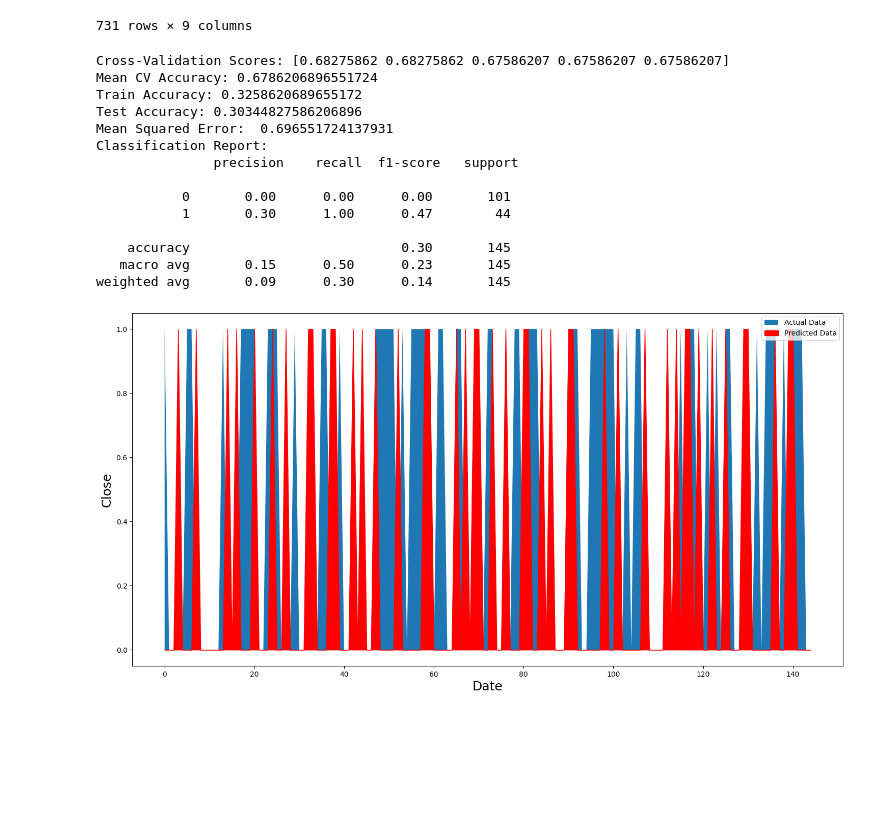
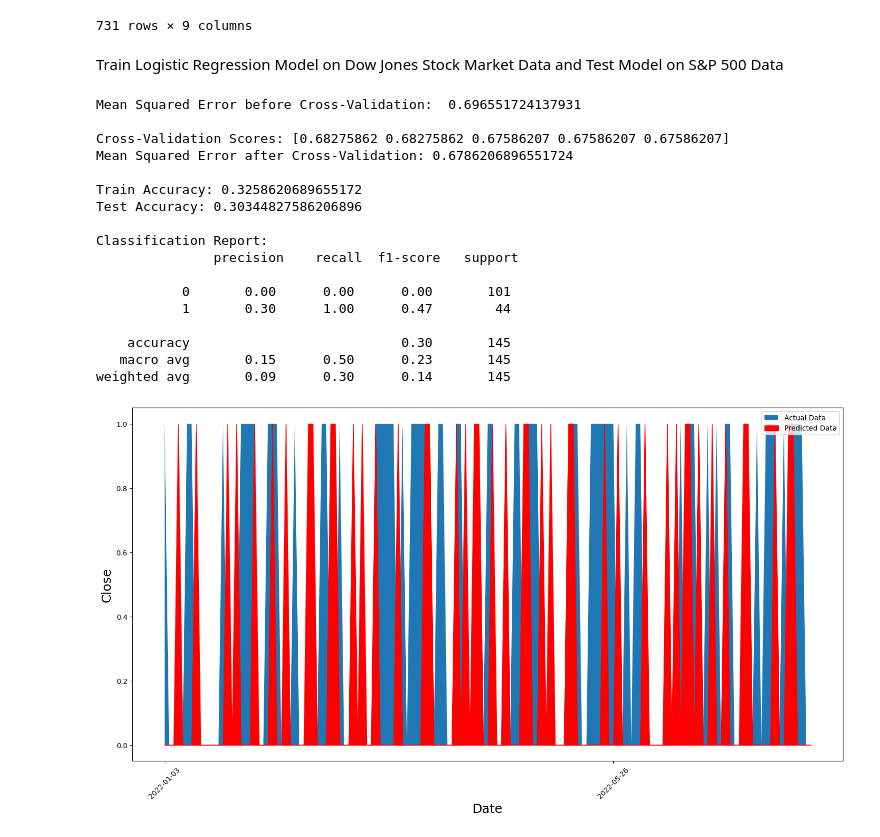
Before and after one commit to code4ry/FinRL-RegressionModels, a Jupyter notebook: Learning Models/Logistic Regression/logisticRegression/logisticModel.ipynb, the cells around one changed output. Drawn from its saved outputs; the diff is of its cells as text; code cells hidden in the pictures; blank space fills up the shorter version.

Commit message:
Finalized model

```diff
--- a/Learning Models/Logistic Regression/logisticRegression/logisticModel.ipynb
+++ b/Learning Models/Logistic Regression/logisticRegression/logisticModel.ipynb
@@ -119,6 +125,8 @@ sp_500
 | 729 | 2023-12-31 | 72.239998 | 72.239998 | 72.239998 | 72.239998 | 72.239998 | 50 | 72.239998 | 0 |
 | 730 | 2024-01-01 | 72.239998 | 72.239998 | 72.239998 | 72.239998 | 72.239998 | 50 | NaN | 0 |
 731 rows × 9 columns
+# %% [markdown]
+Train Logistic Regression Model on Dow Jones Stock Market Data and Test Model on S&P 500 Data
 # %%
 # Create a DataFrame with the original time series and the binary target variable
 df = pd.DataFrame({"Close": stock_data["Close"], "Target": stock_data["Target"]})
@@ -149,10 +157,6 @@ spX_train, spX_test, spY_train, spY_test = train_test_split(sp_X, sp_Y, test_siz
 model = LogisticRegression(C=0.01) # adjusting C-value to 0.01 to combat overfitting and add regularization
 cv_scores = cross_val_score(model, sp_X, sp_Y, scoring='accuracy', cv=5)  # 5-fold cross-validation
 
-# Print the cross-validation scores
-print("Cross-Validation Scores:", cv_scores)
-print("Mean CV Accuracy:", cv_scores.mean())
-
 # Training the initial model with training data from DJI
 model.fit(X_train, y_train)
 
@@ -160,43 +164,51 @@ model.fit(X_train, y_train)
 spY_train_pred = model.predict(spX_train)
 spY_test_pred = model.predict(spX_test)
 
+# Evaluating mean squared error
+mse = mean_squared_error(spY_test, spY_test_pred)
+print ("Mean Squared Error before Cross-Validation: ", mse, "\n")
+
+# Print the cross-validation scores
+print("Cross-Validation Scores:", cv_scores)
+print("Mean Squared Error after Cross-Validation:", cv_scores.mean(), "\n")
+
 # Evaluating the model performance
 train_accuracy = accuracy_score(spY_train, spY_train_pred)
 print("Train Accuracy:", train_accuracy)
 
 test_accuracy = accuracy_score(spY_test, spY_test_pred)
-print ("Test Accuracy:", test_accuracy)
-
-# Evaluating mean squared error
-mse = mean_squared_error(spY_test, spY_test_pred)
-print ("Mean Squared Error: ", mse)
+print ("Test Accuracy:", test_accuracy, "\n")
 
 # Displaying classification report
 print("Classification Report:\n", classification_report(spY_test, spY_test_pred))
 
 # Visualizing the predictions
 plt.figure(figsize=(18, 9))
 plt.fill_between(range(len(spY_test)), stock_data["Target"][:len(spY_test)], label='Actual Data')
 plt.fill_between(range(len(spY_test)), spY_test, color='red', label='Predicted Data')
 
-# plt.xticks(range(0, len(spY_test), 500), stock_data['Date'].loc[::500], rotation=45)
+# Set the date column to represent actual dates
+plt.xticks(range(0, len(spY_test), 100), stock_data['Date'].iloc[:len(spY_test):100], rotation=45)
 plt.xlabel('Date', fontsize=18)
 plt.ylabel('Close', fontsize=18)
 plt.legend()
 plt.show()
 # %% [output]
+Mean Squared Error before Cross-Validation:  0.696551724137931
+
 Cross-Validation Scores: [0.68275862 0.68275862 0.67586207 0.67586207 0.67586207]
-Mean CV Accuracy: 0.6786206896551724
+Mean Squared Error after Cross-Validation: 0.6786206896551724
+
 Train Accuracy: 0.3258620689655172
 Test Accuracy: 0.30344827586206896
-Mean Squared Error:  0.696551724137931
+
 Classification Report:
                precision    recall  f1-score   support
 
            0       0.00      0.00      0.00       101
            1       0.30      1.00      0.47        44
 
     accuracy                           0.30       145
    macro avg       0.15      0.50      0.23       145
 weighted avg       0.09      0.30      0.14       145
-[figure, old version]
+[figure, new version]
```
Also changed, not shown: parts of 3 cells of this notebook.
